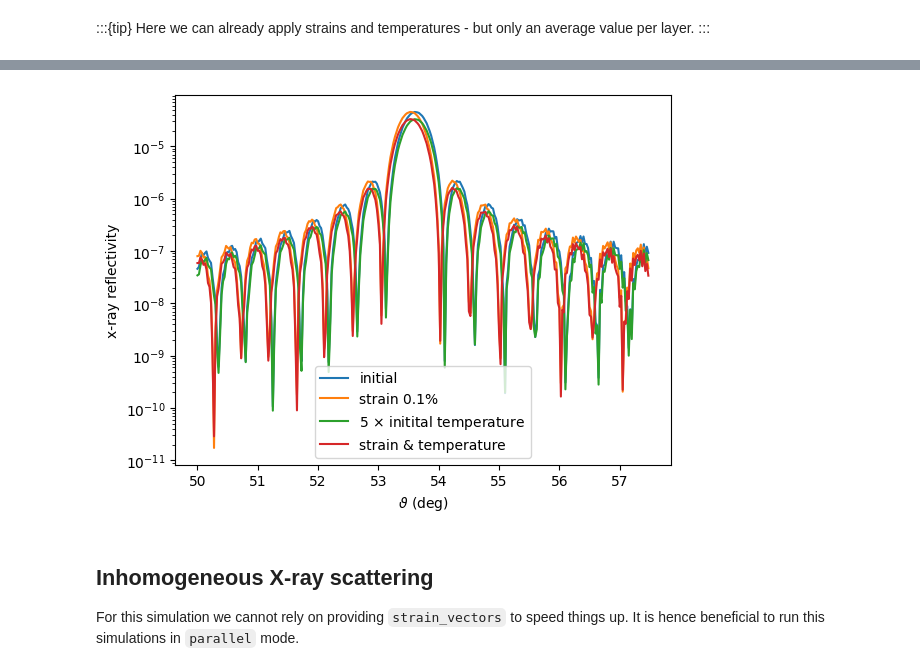
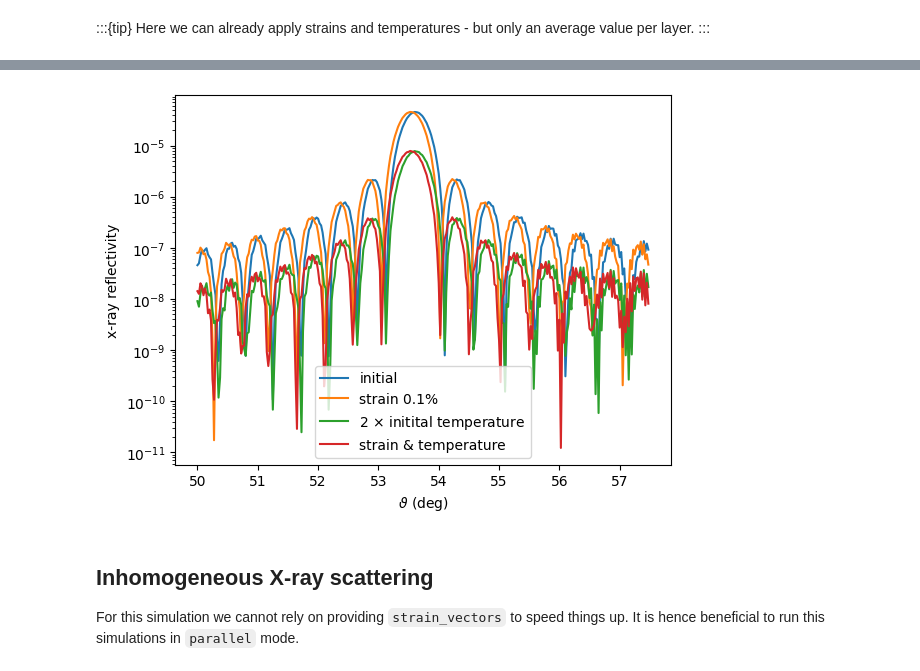
Before and after one commit to dschick/udkm1Dsim, a Jupyter notebook: docs/source/examples/dynamical_xray_debye_waller.ipynb, the cells around one changed output, grey strips where cells are left out. Cells and saved outputs as stored; diff of their text form; code cells hidden in the pictures.

```diff
--- a/docs/source/examples/dynamical_xray_debye_waller.ipynb
+++ b/docs/source/examples/dynamical_xray_debye_waller.ipynb
@@ -47,12 +47,10 @@ prop_Pt['lin_therm_exp'] = ['2.22e-9*T',
                             '- 3.088e-04*T**2 + 9.093e-02*T + 9.343e+00)*1e-6 - 2.22e-9*T']
 prop_Pt['sound_vel'] = 3.95*u.nm/u.ps
 prop_Pt['opt_ref_index'] = 2.55+6.35j
-
-# calculate so that density of unit cell is the density of Pt -> the simulation uses the mass per unit cell.
 prop_Pt['a_axis'] = c_Pt
 prop_Pt['b_axis'] = c_Pt / 0.77
 prop_Pt['deb_wal_fac'] = ['0',
-                          '(0.02938 + 0.1090e-2*T + 0.4310e-6*(T**2) - 0.4681e-9*(T**3) + 0.1829e-12*(T**4))/(8*pi**2)*1e-10']
+                          '(0.02938 + 0.1090e-2*T + 0.4310e-6*(T**2) - 0.4681e-9*(T**3) + 0.1829e-12*(T**4))/(8*pi**2)*1e-20']
 
 Pt_layer = ud.UnitCell('Pt', 'Platinum', c_Pt, **prop_Pt)
 Pt_layer.add_atom(Pt, 0)
@@ -90,7 +88,7 @@ The number of elements of the `deb_wal_fac` property is not checked and must not
 This helps for backwards compatibility and decouples `Heat` and `Xray` simulations.
 :::
 # %%
-S = ud.Structure('Pt (16 nm) on MgO substrate')
+S = ud.Structure('Pt on MgO substrate')
 
 S.add_sub_structure(Pt_layer, 40)
 S.add_sub_structure(MgO_sub, 250)
@@ -308,10 +311,10 @@ plt.semilogy(dyn.theta[0, :]/1, R_hom[0, :], label='initial')
 R_hom, A = dyn.homogeneous_reflectivity(strains=[0.001, 0.001])
 plt.semilogy(dyn.theta[0, :]/1, R_hom[0, :], label='strain 0.1%')
 
-R_hom, A = dyn.homogeneous_reflectivity(temps=np.array([[0, 5*init_temp], [0, 0]]))
-plt.semilogy(dyn.theta[0, :]/1, R_hom[0, :], label=r'5 $\times$ initital temperature')
+R_hom, A = dyn.homogeneous_reflectivity(temps=np.array([[0, 2*init_temp], [0, 0]]))
+plt.semilogy(dyn.theta[0, :]/1, R_hom[0, :], label=r'2 $\times$ initital temperature')
 
-R_hom, A = dyn.homogeneous_reflectivity(strains=[0.001, 0.001], temps=np.array([[0, 5*init_temp], [0, 0]]))
+R_hom, A = dyn.homogeneous_reflectivity(strains=[0.001, 0.001], temps=np.array([[0, 2*init_temp], [0, 0]]))
 plt.semilogy(dyn.theta[0, :]/1, R_hom[0, :], label=r'strain & temperature')
 
 plt.ylabel('x-ray reflectivity')
@@ -328,4 +331,4 @@ Elapsed time for _homogenous_reflectivity_: 0.010695 s
-[figure, old version]
+[figure, new version]
 # %% [markdown]
 ## Inhomogeneous X-ray scattering
 
```
Also changed, not shown: parts of 16 cells of this notebook.
